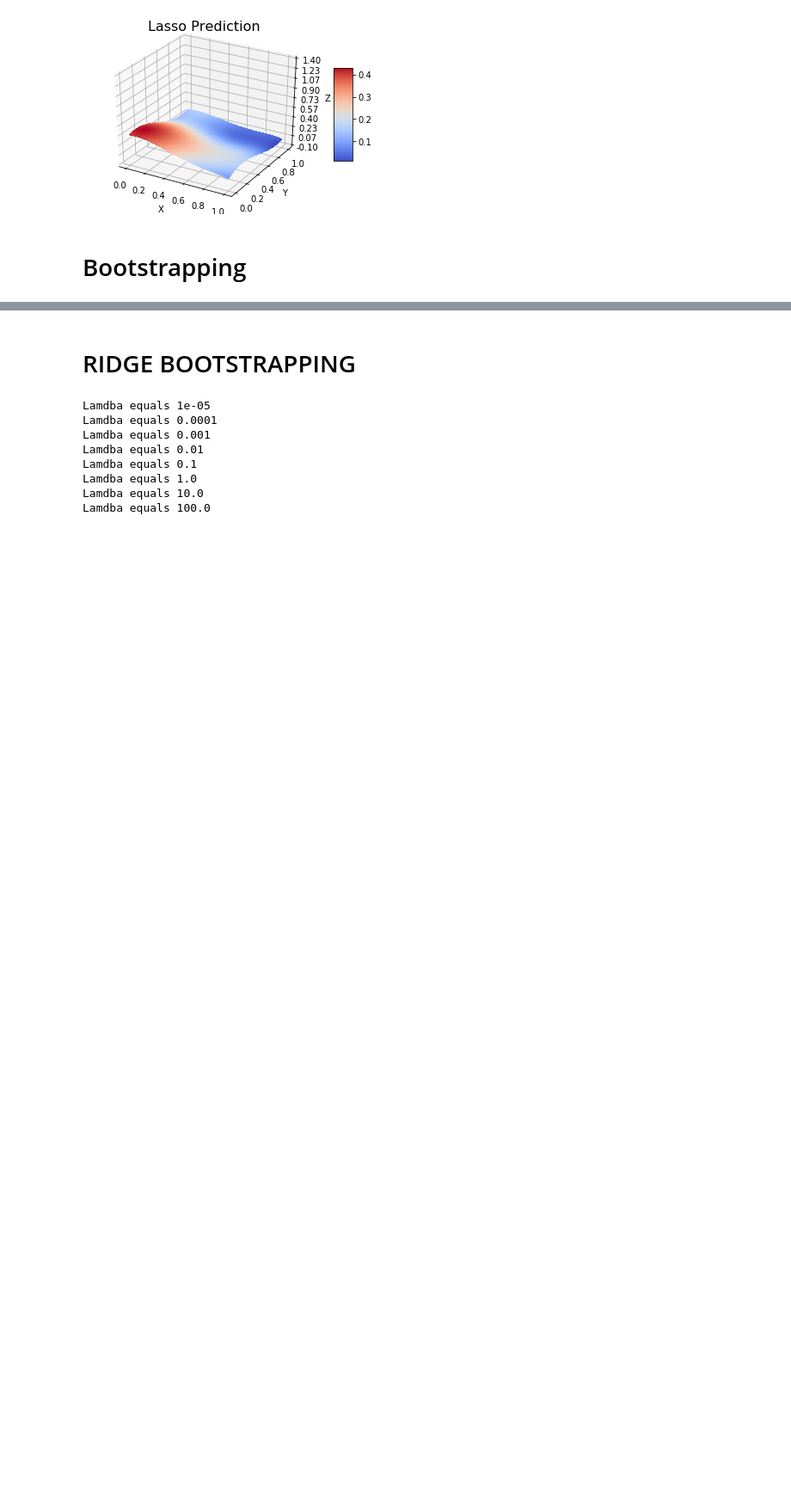
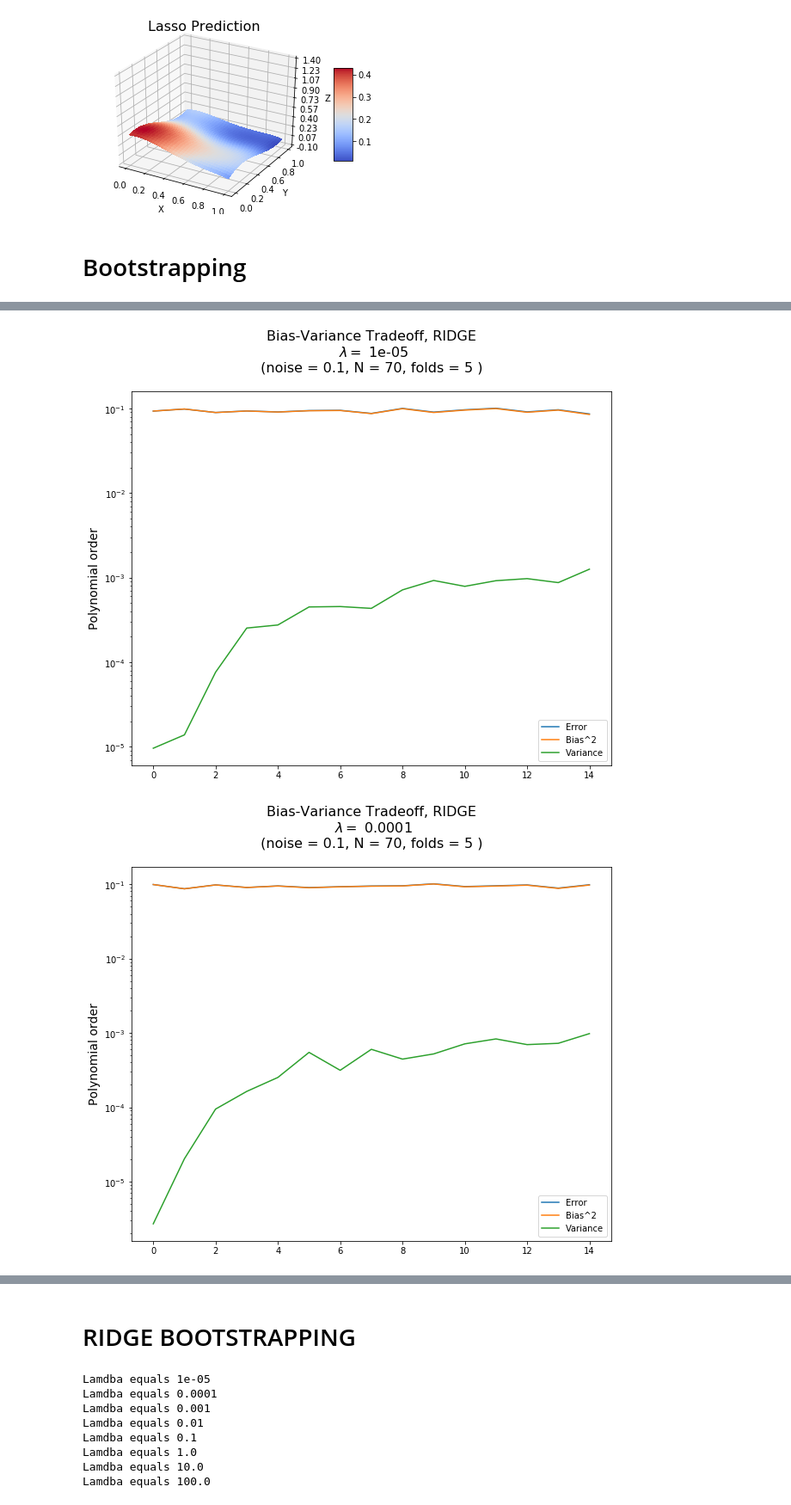
Before and after one commit to hakonbol/FYS-STK4155_AUT2020, a Jupyter notebook: Project 1/Project 1 main.ipynb, the cells around one changed output, grey strips where cells are left out. Shown at 86% size. Saved outputs shown, nothing was run; the diff lists cells and outputs as text; code cells hidden in the pictures; blank space fills up the shorter version.

```diff
--- a/Project 1/Project 1 main.ipynb
+++ b/Project 1/Project 1 main.ipynb
@@ -256,0 +320,24 @@ for i in range(n):
+# %%
+startpoint = 0
+endpoint = 15
+for k in range(len(lamb)):
+    fig, ax = plt.subplots(figsize=(10,8))
+
+    ax.plot(np.arange(n)[startpoint:endpoint], error[k,startpoint:endpoint], label='Error')
+    ax.plot(np.arange(n)[startpoint:endpoint], bias[k,startpoint:endpoint], label='Bias^2')
+    ax.plot(np.arange(n)[startpoint:endpoint], variance[k,startpoint:endpoint], label='Variance')
+
+
+
+    ax.set_ylabel("Error", fontsize=14)
+    ax.set_ylabel("Polynomial order",  fontsize=14)
+    ax.set_title("Bias-Variance Tradeoff, RIDGE\n $\lambda=$ {0}\n (noise = {1}, N = {2}, folds = {3} ) \n".format(lamb[k],noisefactor, N, folds), fontsize =16)
+
+
+    ax.set_yscale("log")
+    ax.legend()
+    #plt.savefig("Results/BootstrapOLSBiasVariance.png", dpi=100)
+    fig.show()
+# %% [output]
+[figure, added]
+[figure, added]
```
Also changed, not shown: parts of 4 cells of this notebook.
